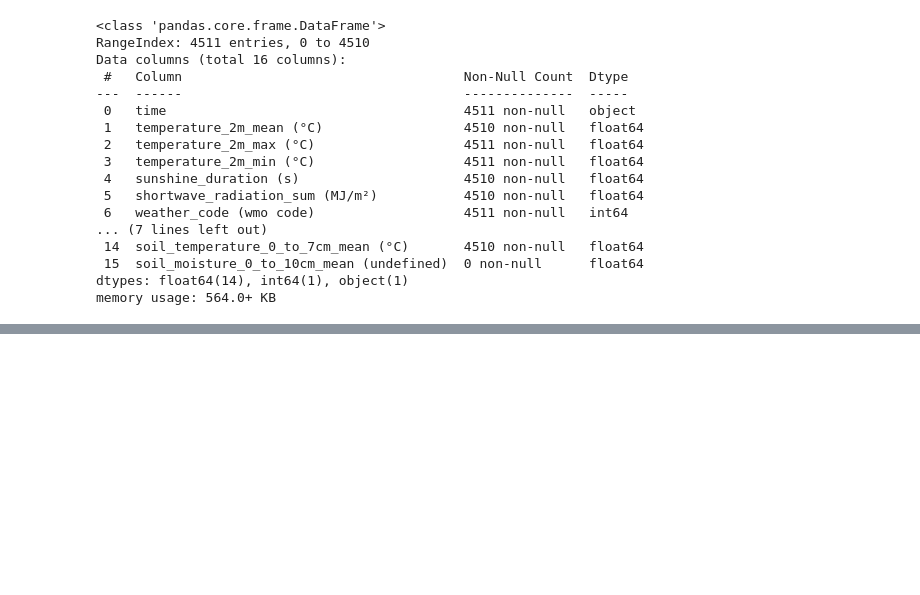
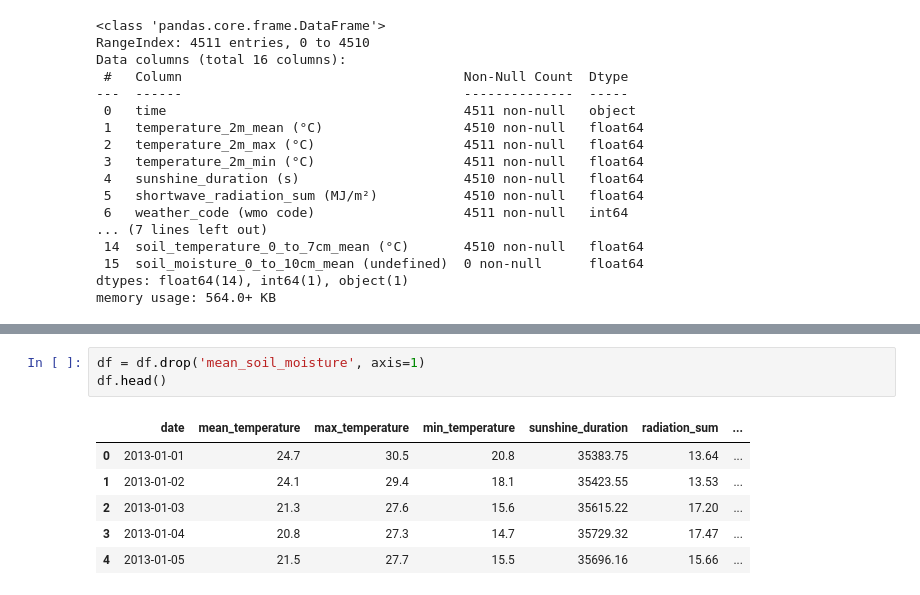
Before and after one commit to manthanawgan/MLops-Projects, a Jupyter notebook: Nagpur_Temperature_Detection_Model.ipynb, the cells around one changed output, grey strips where cells are left out. Drawn from its saved outputs; the diff is of its cells as text; blank space fills up the shorter version.

```diff
--- a/Nagpur_Temperature_Detection_Model.ipynb
+++ b/Nagpur_Temperature_Detection_Model.ipynb
@@ -66,0 +158,10 @@ Index(['time', 'mean_temperature', 'max_temperature', 'min_temperature',
+# %%
+df = df.drop('mean_soil_moisture', axis=1)
+df.head()
+# %% [output]
+|  | date | mean_temperature | max_temperature | min_temperature | sunshine_duration | radiation_sum | ... |
+| 0 | 2013-01-01 | 24.7 | 30.5 | 20.8 | 35383.75 | 13.64 | ... |
+| 1 | 2013-01-02 | 24.1 | 29.4 | 18.1 | 35423.55 | 13.53 | ... |
+| 2 | 2013-01-03 | 21.3 | 27.6 | 15.6 | 35615.22 | 17.20 | ... |
+| 3 | 2013-01-04 | 20.8 | 27.3 | 14.7 | 35729.32 | 17.47 | ... |
+| 4 | 2013-01-05 | 21.5 | 27.7 | 15.5 | 35696.16 | 15.66 | ... |
```
Also changed, not shown: parts of 14 cells of this notebook.
